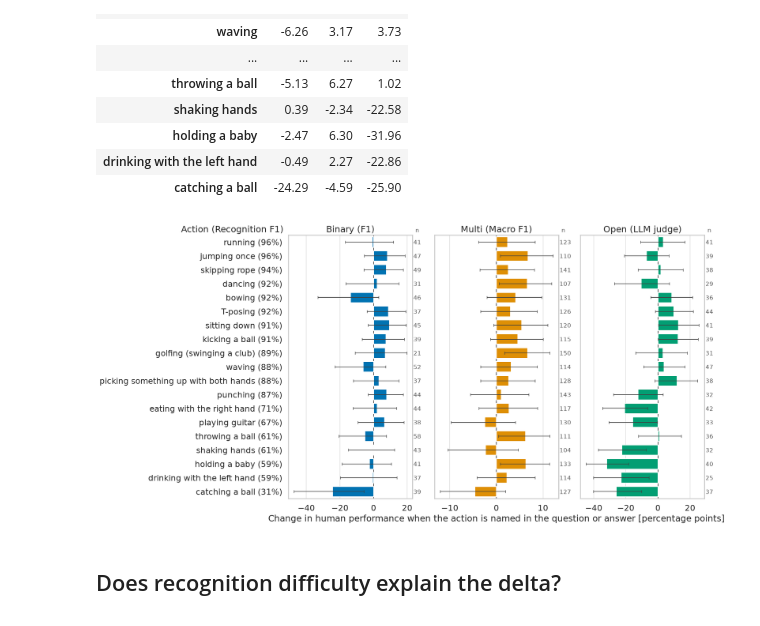
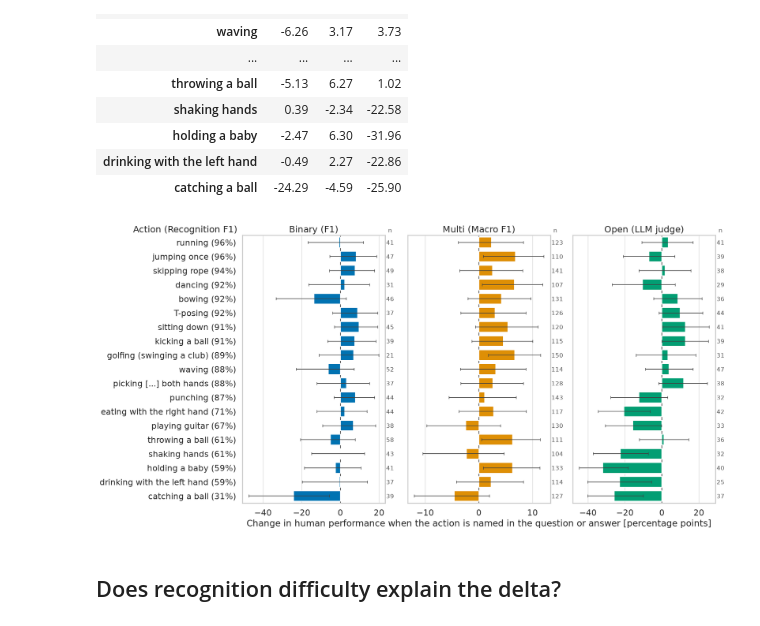
Before and after one commit to felixdivo/quants-eval, a Jupyter notebook: eval-all/action-difficulty.ipynb, the cells around one changed output. Drawn from its saved outputs; the diff is of its cells as text; code cells hidden in the pictures.

Commit message:
Abbreviate the longest action label and drop the standalone recognition figure

```diff
--- a/eval-all/action-difficulty.ipynb
+++ b/eval-all/action-difficulty.ipynb
@@ -398,24 +398,3 @@ recognition.loc[ACTION_ORDER]
 | holding a baby | 108 | 0.594595 |
 | drinking with the left hand | 75 | 0.590164 |
 | catching a ball | 112 | 0.306667 |
-# %%
-fig, ax = plt.subplots(figsize=(9, 9))
-positions = np.arange(len(ACTION_ORDER))
-
-ax.barh(
-    positions,
-    recognition.loc[ACTION_ORDER, "recognition_f1"] * 100,
-    color=PALETTE[0],
-    height=0.75,
-)
-ax.set_yticks(positions, ACTION_ORDER)
-ax.invert_yaxis()  # easiest at the top
-ax.set_xlim(0, 100)
-ax.set_xlabel("Recognition F1")
-ax.set_xticks(np.arange(0, 101, 20), [f"{x}%" for x in range(0, 101, 20)])
-ax.grid(True, axis="x", linestyle="-", alpha=0.5)
-ax.grid(False, axis="y")
-sns.despine(ax=ax, top=False, right=False)
-
-fig.savefig(PLOTS / "action_recognition_f1.pdf", bbox_inches="tight", pad_inches=0)
-plt.show()
@@ -551,35 +528,41 @@ for ax, (name, colour) in zip(axes, zip(SPLITS, PALETTE)):
         fontsize=12,
         color="0.35",
     )
 
+# The one action name long enough to stretch the figure, shortened as in the paper
+ABBREVIATED = {"picking something up with both hands": "picking [...] both hands"}
+
 axes[0].set_yticks(
     positions,
-    [f"{action} ({recognition.loc[action, 'recognition_f1']:.0%})" for action in ACTION_ORDER],
+    [
+        f"{ABBREVIATED.get(action, action)} ({recognition.loc[action, 'recognition_f1']:.0%})"
+        for action in ACTION_ORDER
+    ],
 )
 axes[0].invert_yaxis()  # easiest to recognise at the top
 axes[0].set_ylim(len(ACTION_ORDER) - 0.5, -0.5)
 axes[1].set_xlabel(
     "Change in human performance when the action is named in the question or answer "
     "[percentage points]"
 )
 
 # Heading for the action column, typeset like the panel titles next to it
 axes[0].annotate(
     "Action (Recognition F1)",
     xy=(0, 1),
     xycoords="axes fraction",
     xytext=(-10, 6),
     textcoords="offset points",
     ha="right",
     va="baseline",
     fontsize=axes[0].title.get_fontsize(),
 )
 
 fig.tight_layout()
 fig.savefig(PLOTS / "action_deltas.pdf", bbox_inches="tight", pad_inches=0)
 plt.show()
 # %% [output]
-[figure, old version]
+[figure, new version]
 # %% [markdown]
 ## Does recognition difficulty explain the delta?
 # %%
```
Also changed, not shown: parts of 2 cells of this notebook.
